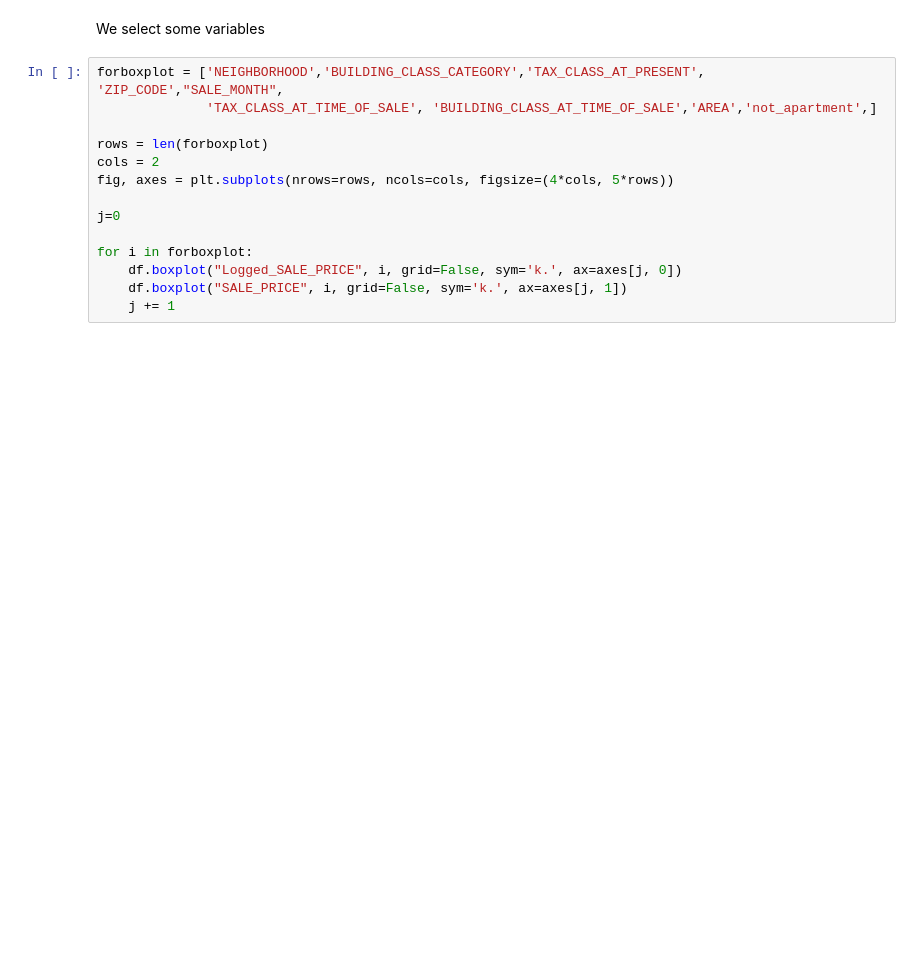
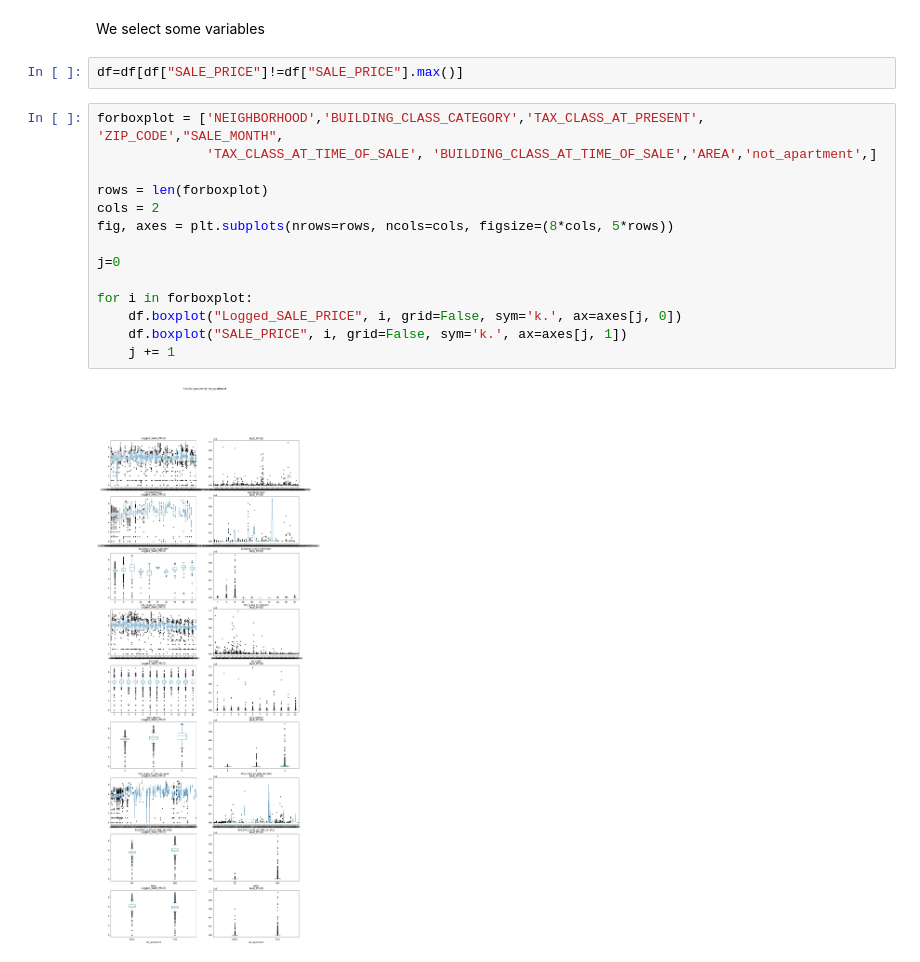
Before and after one commit to sg4455/NYCBuildingPrices, a Jupyter notebook: DataMiningProjectReport_ProjectUpdate_NYC_RealEstatePrice.ipynb, the cells around one changed output. Saved outputs shown, nothing was run; the diff lists cells and outputs as text; blank space fills up the shorter version.

```diff
--- a/DataMiningProjectReport_ProjectUpdate_NYC_RealEstatePrice.ipynb
+++ b/DataMiningProjectReport_ProjectUpdate_NYC_RealEstatePrice.ipynb
@@ -165,17 +165,21 @@ df.groupby("SALE_MONTH")["Logged_SALE_PRICE"].mean().plot()
 ### Categorical Variables and what they look like:
 # %% [markdown]
 We select some variables
+# %%
+df=df[df["SALE_PRICE"]!=df["SALE_PRICE"].max()]
 # %%
 forboxplot = ['NEIGHBORHOOD','BUILDING_CLASS_CATEGORY','TAX_CLASS_AT_PRESENT', 'ZIP_CODE',"SALE_MONTH",
               'TAX_CLASS_AT_TIME_OF_SALE', 'BUILDING_CLASS_AT_TIME_OF_SALE','AREA','not_apartment',]
 
 rows = len(forboxplot)
 cols = 2
-fig, axes = plt.subplots(nrows=rows, ncols=cols, figsize=(4*cols, 5*rows))
+fig, axes = plt.subplots(nrows=rows, ncols=cols, figsize=(8*cols, 5*rows))
 
 j=0
 
 for i in forboxplot:
     df.boxplot("Logged_SALE_PRICE", i, grid=False, sym='k.', ax=axes[j, 0])
     df.boxplot("SALE_PRICE", i, grid=False, sym='k.', ax=axes[j, 1])
     j += 1
+# %% [output]
+[figure, added]
```
Also changed, not shown: parts of 28 cells of this notebook, 3 other files.
